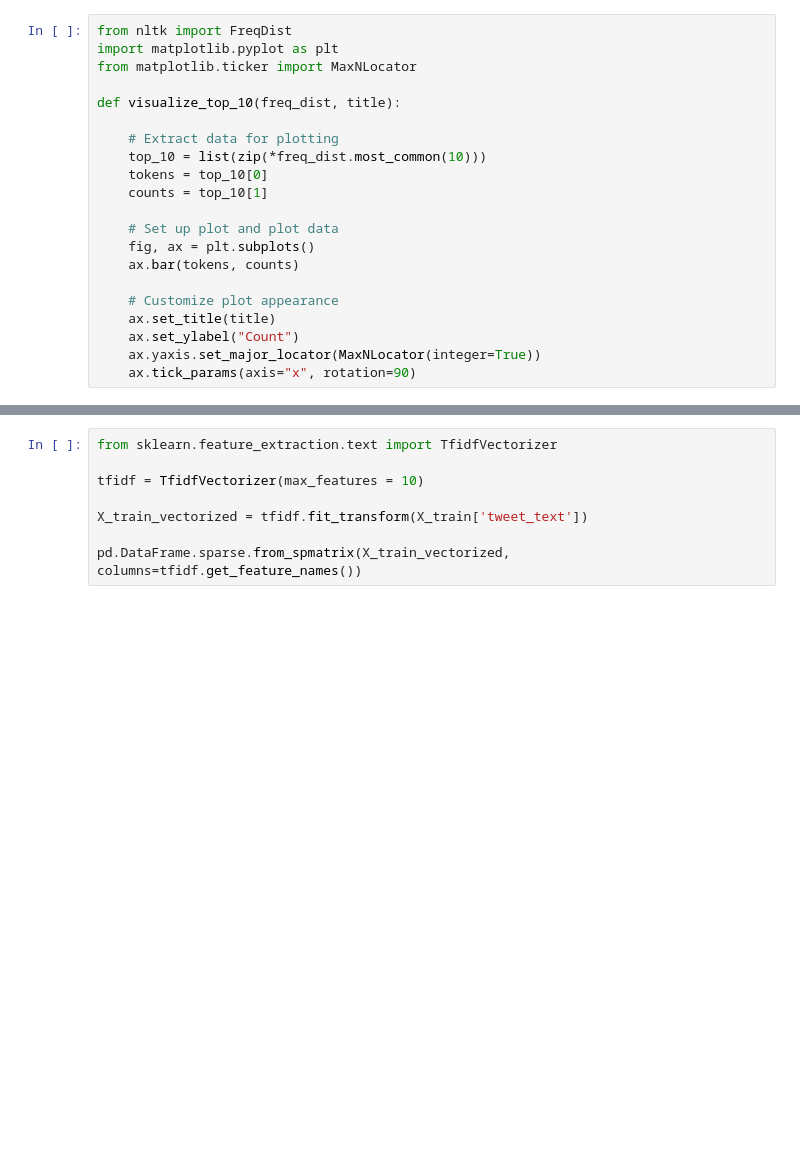
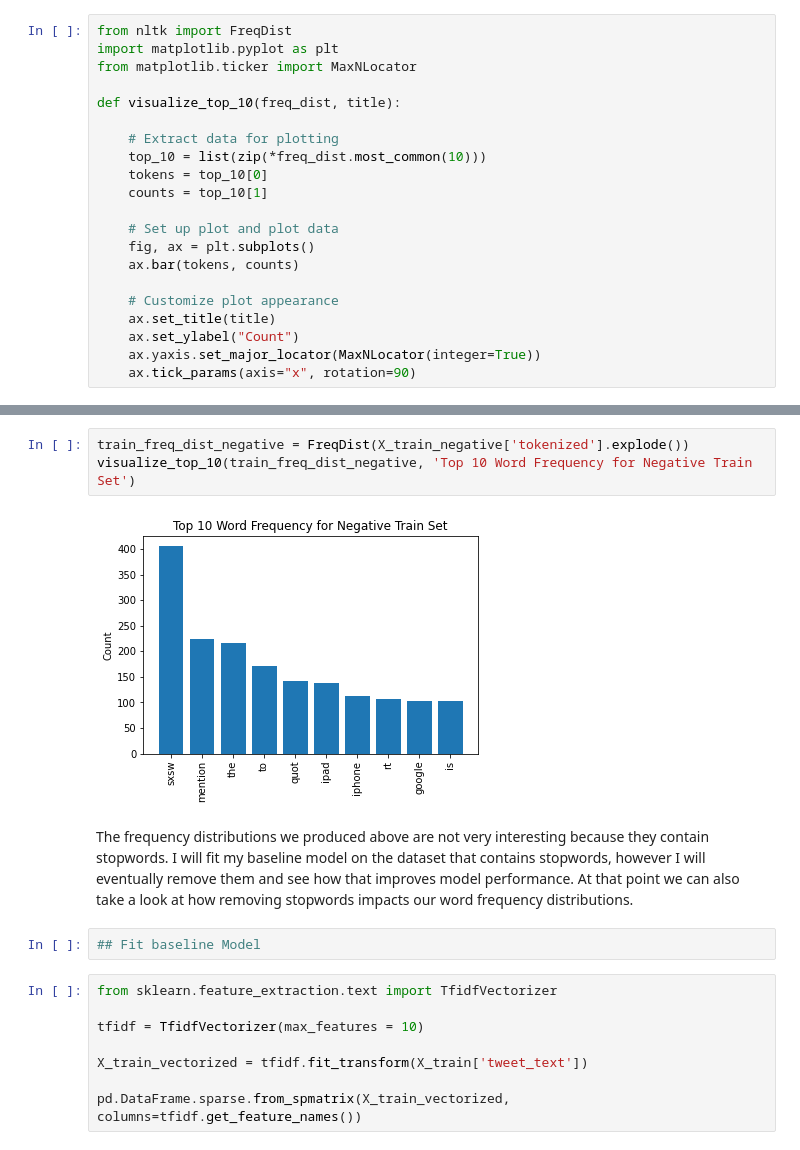
Before and after one commit to mitchellren123/Twitter-NLP-Sentiment, a Jupyter notebook: Twitter-NLP.ipynb, the cells around one changed output, grey strips where cells are left out. Drawn from its saved outputs; the diff is of its cells as text; blank space fills up the shorter version.

```diff
--- a/Twitter-NLP.ipynb
+++ b/Twitter-NLP.ipynb
@@ -178,3 +246,12 @@ visualize_top_10(train_freq_dist, 'Top 10 Word Frequency for Full Train Set')
+# %%
+train_freq_dist_negative = FreqDist(X_train_negative['tokenized'].explode())
+visualize_top_10(train_freq_dist_negative, 'Top 10 Word Frequency for Negative Train Set')
+# %% [output]
+[figure, added]
+# %% [markdown]
+The frequency distributions we produced above are not very interesting because they contain stopwords. I will fit my baseline model on the dataset that contains stopwords, however I will eventually remove them and see how that improves model performance. At that point we can also take a look at how removing stopwords impacts our word frequency distributions.
+# %%
+## Fit baseline Model
 # %%
 from sklearn.feature_extraction.text import TfidfVectorizer
 
```
Also changed, not shown: parts of 28 cells of this notebook.
